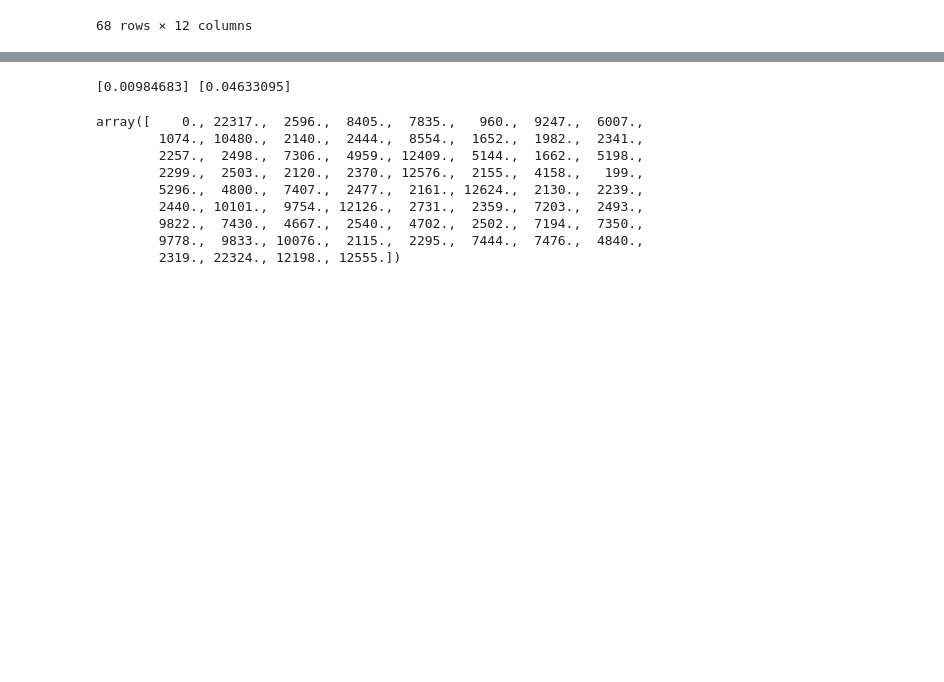
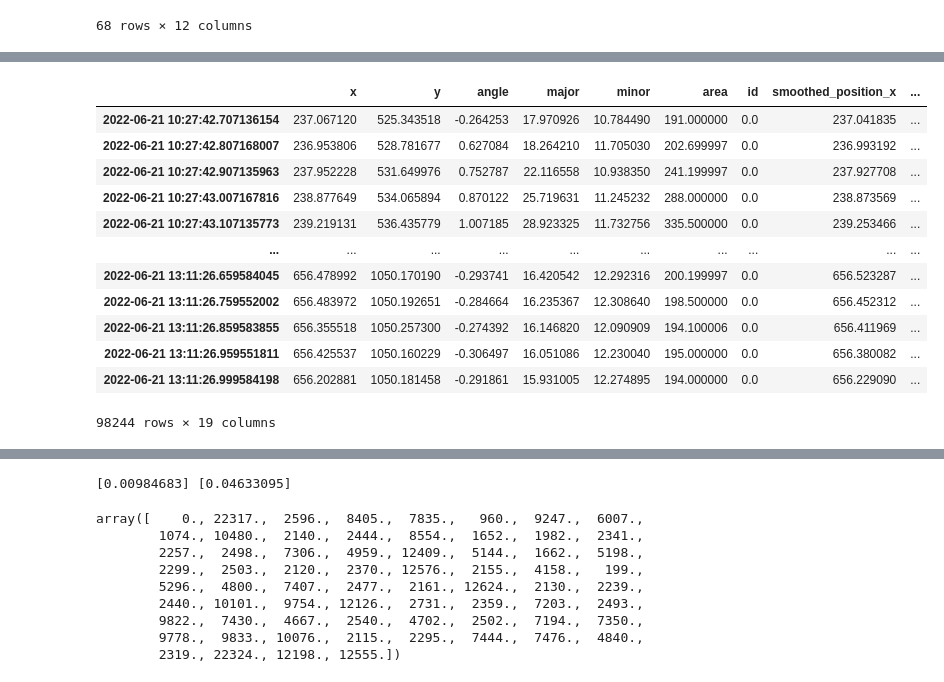
Before and after one commit to zimoli02/2023-2024-SURFiN-Foraging-Project, a Jupyter notebook: Scripts/BAA-1101819-2022-08-15.ipynb, the cells around one changed output, grey strips where cells are left out. Cells and saved outputs as stored; diff of their text form; code cells hidden in the pictures; blank space fills up the shorter version.

```diff
--- a/Scripts/BAA-1101819-2022-08-15.ipynb
+++ b/Scripts/BAA-1101819-2022-08-15.ipynb
@@ -372 +402,17 @@ Visits_Patch1
+# %%
+mouse_pos
+# %% [output]
+|  | x | y | angle | major | minor | area | id | smoothed_position_x | ... |
+| 2022-06-21 10:27:42.707136154 | 237.067120 | 525.343518 | -0.264253 | 17.970926 | 10.784490 | 191.000000 | 0.0 | 237.041835 | ... |
+| 2022-06-21 10:27:42.807168007 | 236.953806 | 528.781677 | 0.627084 | 18.264210 | 11.705030 | 202.699997 | 0.0 | 236.993192 | ... |
+| 2022-06-21 10:27:42.907135963 | 237.952228 | 531.649976 | 0.752787 | 22.116558 | 10.938350 | 241.199997 | 0.0 | 237.927708 | ... |
+| 2022-06-21 10:27:43.007167816 | 238.877649 | 534.065894 | 0.870122 | 25.719631 | 11.245232 | 288.000000 | 0.0 | 238.873569 | ... |
+| 2022-06-21 10:27:43.107135773 | 239.219131 | 536.435779 | 1.007185 | 28.923325 | 11.732756 | 335.500000 | 0.0 | 239.253466 | ... |
+| ... | ... | ... | ... | ... | ... | ... | ... | ... | ... |
+| 2022-06-21 13:11:26.659584045 | 656.478992 | 1050.170190 | -0.293741 | 16.420542 | 12.292316 | 200.199997 | 0.0 | 656.523287 | ... |
+| 2022-06-21 13:11:26.759552002 | 656.483972 | 1050.192651 | -0.284664 | 16.235367 | 12.308640 | 198.500000 | 0.0 | 656.452312 | ... |
+| 2022-06-21 13:11:26.859583855 | 656.355518 | 1050.257300 | -0.274392 | 16.146820 | 12.090909 | 194.100006 | 0.0 | 656.411969 | ... |
+| 2022-06-21 13:11:26.959551811 | 656.425537 | 1050.160229 | -0.306497 | 16.051086 | 12.230040 | 195.000000 | 0.0 | 656.380082 | ... |
+| 2022-06-21 13:11:26.999584198 | 656.202881 | 1050.181458 | -0.291861 | 15.931005 | 12.274895 | 194.000000 | 0.0 | 656.229090 | ... |
+98244 rows × 19 columns
 # %%
```
Also changed, not shown: parts of 11 cells of this notebook, 22 other files.
